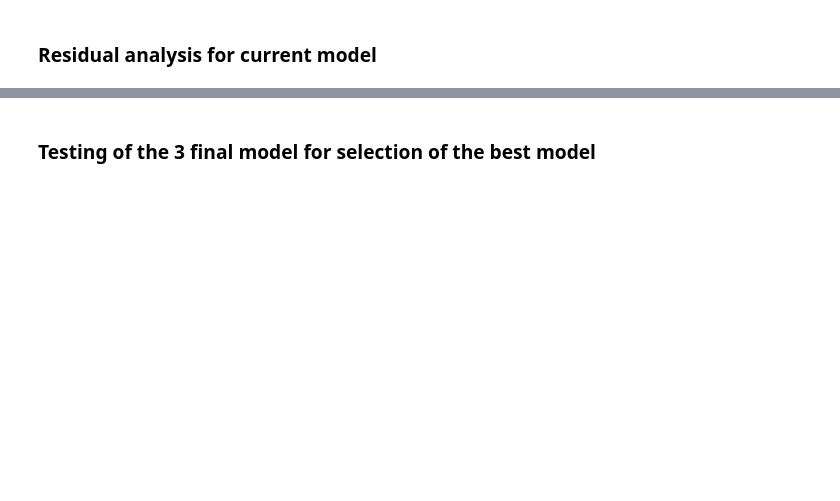
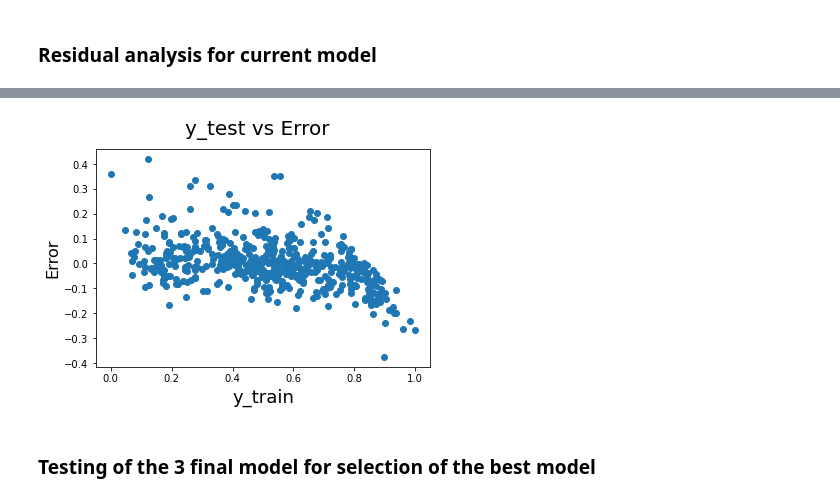
Before and after one commit to bishal-sharma/Bike-Rental-prediction, a Jupyter notebook: BoomBikes Demand Prediction.ipynb, the cells around one changed output, grey strips where cells are left out. Drawn from its saved outputs; the diff is of its cells as text; code cells hidden in the pictures; blank space fills up the shorter version.

```diff
--- a/BoomBikes Demand Prediction.ipynb
+++ b/BoomBikes Demand Prediction.ipynb
@@ -723,3 +1353,12 @@ plt.show()
+# %%
+fig = plt.figure()
+plt.scatter(y_train,y_train_cnt - y_train)
+fig.suptitle('y_test vs Error', fontsize=20)
+plt.xlabel('y_train', fontsize=18)
+plt.ylabel('Error', fontsize=16)
+plt.show()
+# %% [output]
+[figure, added]
 # %% [markdown]
 ### Testing of the 3 final model for selection of the best model
 # %%
```
Also changed, not shown: parts of 41 cells of this notebook, 1 other file.
